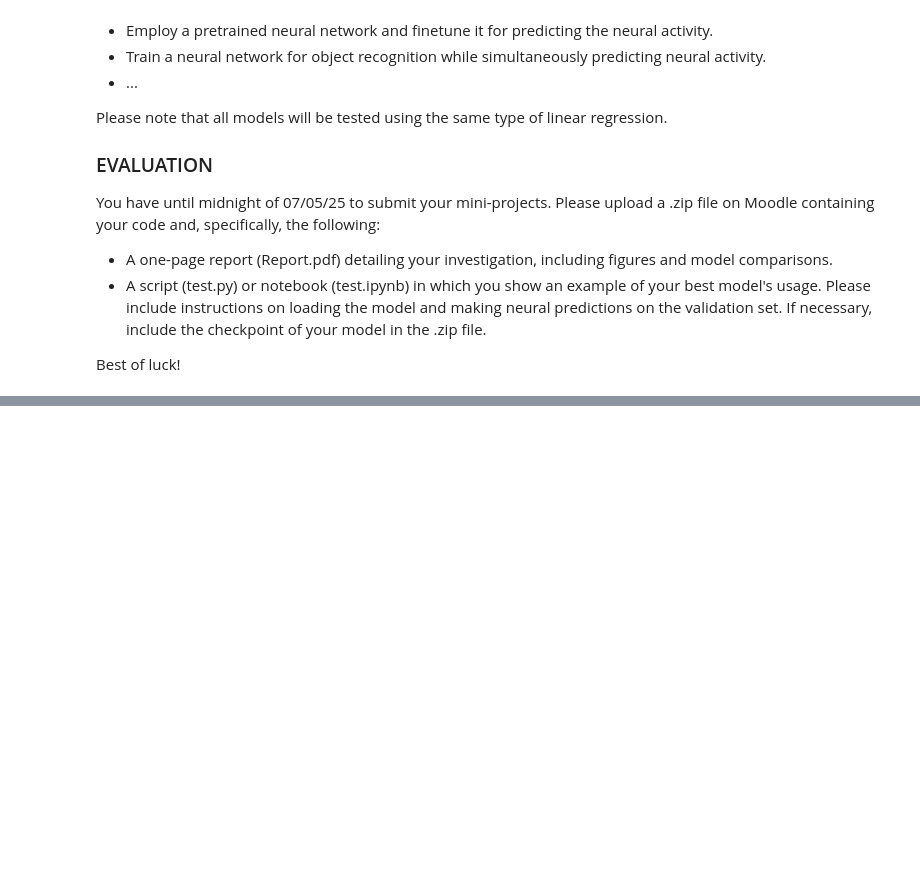
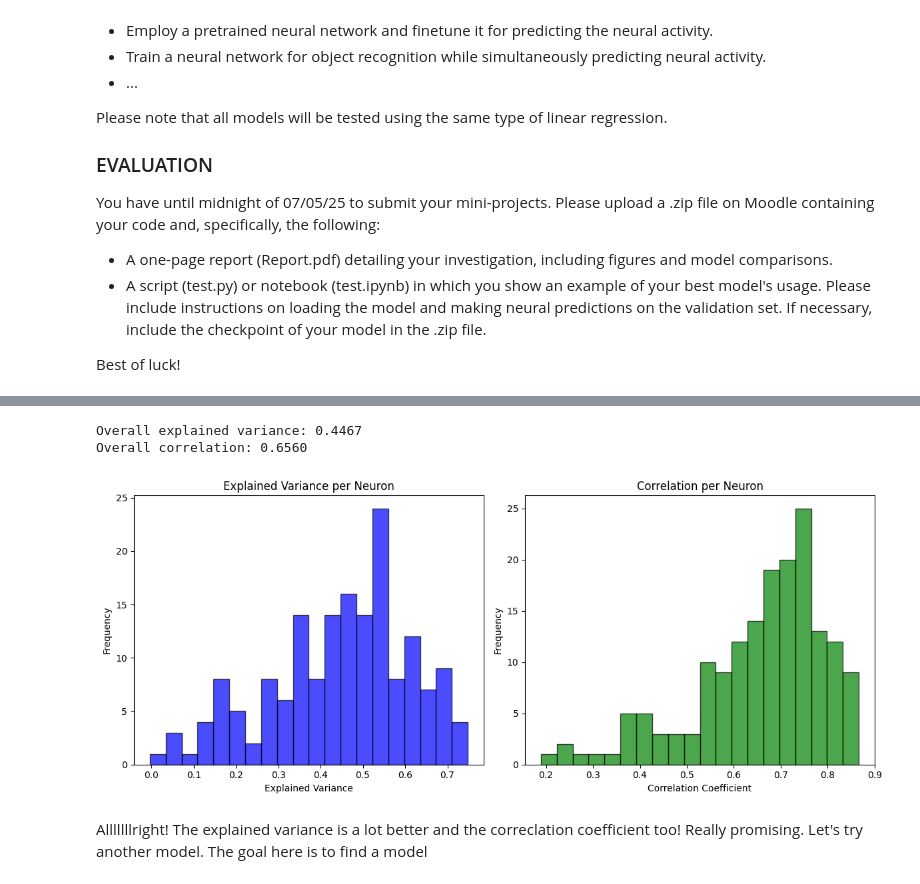
Before and after one commit to MetthewB/NX-414-Team-16, a Jupyter notebook: week8.ipynb, the cells around one changed output, grey strips where cells are left out. Drawn from its saved outputs; the diff is of its cells as text; code cells hidden in the pictures; blank space fills up the shorter version.

Commit message:
Train restnet50
In this commit, I only train the resnet50 instead of the shallow CNN

```diff
--- a/week8.ipynb
+++ b/week8.ipynb
@@ -99,0 +109,3 @@ Best of luck!
+# %%
+# Make sure were using the fastest option:
+device = torch.device('cuda' if torch.cuda.is_available() else 'cpu')
@@ -99,0 +154,15 @@ Best of luck!
+# %%
+# Load Pretrained ResNet50
+resnet = models.resnet50(pretrained=True)
+# Change the last linear layer to match the number of neurons in the dataset
+# Note: The number of neurons in the dataset is 168
+resnet.fc = nn.Linear(resnet.fc.in_features, 168)
+# %%
+import torch.optim as optim
+
+# Define the loss function
+loss_function = nn.MSELoss()
+
+# Define the optimizer
+learning_rate = 0.001
+optimizer = optim.Adam(resnet.parameters(), lr=learning_rate)
@@ -99,0 +255,49 @@ Best of luck!
+# %%
+def evaluate_model(model, dataloader, spikes_val, device='cpu'):
+    """
+    Evaluate the model using explained variance and correlation.
+
+    Args:
+        model (nn.Module): The trained model.
+        dataloader (DataLoader): DataLoader for the dataset to evaluate.
+        spikes_val (numpy array): Ground truth neural activity for validation.
+        loss_function (nn.Module, optional): Loss function (if needed for logging).
+        device (str): Device to evaluate on ('cpu' or 'cuda').
+
+    Returns:
+        None
+    """
+    model.to(device)
+    model.eval()
+
+    # Compute explained variance & correlation
+    overall_ev, overall_corr, ev_per_neuron, corr_per_neuron = compute_ev_and_corr(model, dataloader, spikes_val)
+
+    print(f'Overall explained variance: {overall_ev:.4f}')
+    print(f'Overall correlation: {overall_corr:.4f}')
+
+    # Plot histograms for explained variance & correlation
+    fig, axs = plt.subplots(1, 2, figsize=(12, 5))
+
+    axs[0].hist(ev_per_neuron, bins=20, color='blue', alpha=0.7, edgecolor='black')
+    axs[0].set_title('Explained Variance per Neuron')
+    axs[0].set_xlabel('Explained Variance')
+    axs[0].set_ylabel('Frequency')
+
+    axs[1].hist(corr_per_neuron, bins=20, color='green', alpha=0.7, edgecolor='black')
+    axs[1].set_title('Correlation per Neuron')
+    axs[1].set_xlabel('Correlation Coefficient')
+    axs[1].set_ylabel('Frequency')
+
+    plt.tight_layout()
+    plt.show()
+
+device = "cpu"
+# Evaluate model on the validation set
+evaluate_model(resnet, val_dataloader, spikes_val, device=device)
+# %% [output]
+Overall explained variance: 0.4467
+Overall correlation: 0.6560
+[figure, added]
+# %% [markdown]
+Alllllllright! The explained variance is a lot better and the correclation coefficient too! Really promising. Let's try another model. The goal here is to find a model
```
Also changed, not shown: parts of 8 cells of this notebook.
